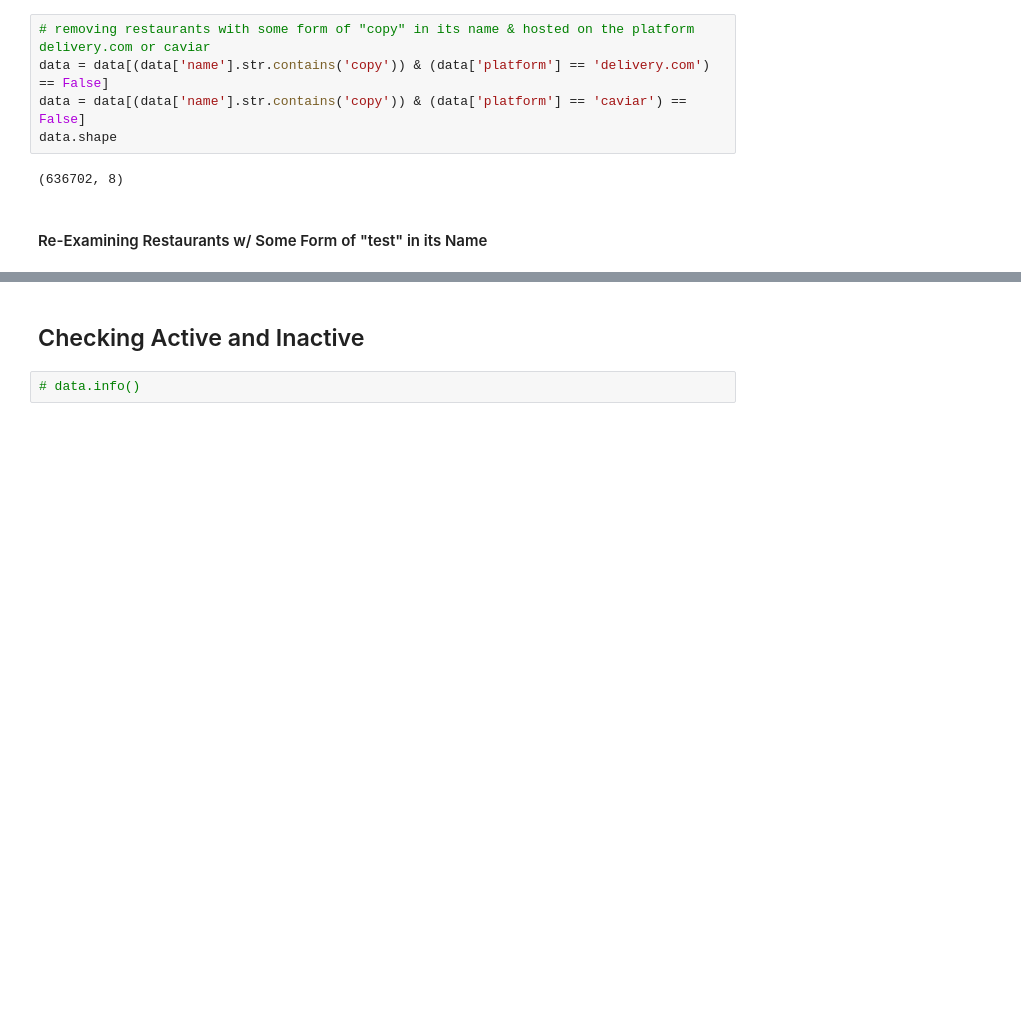
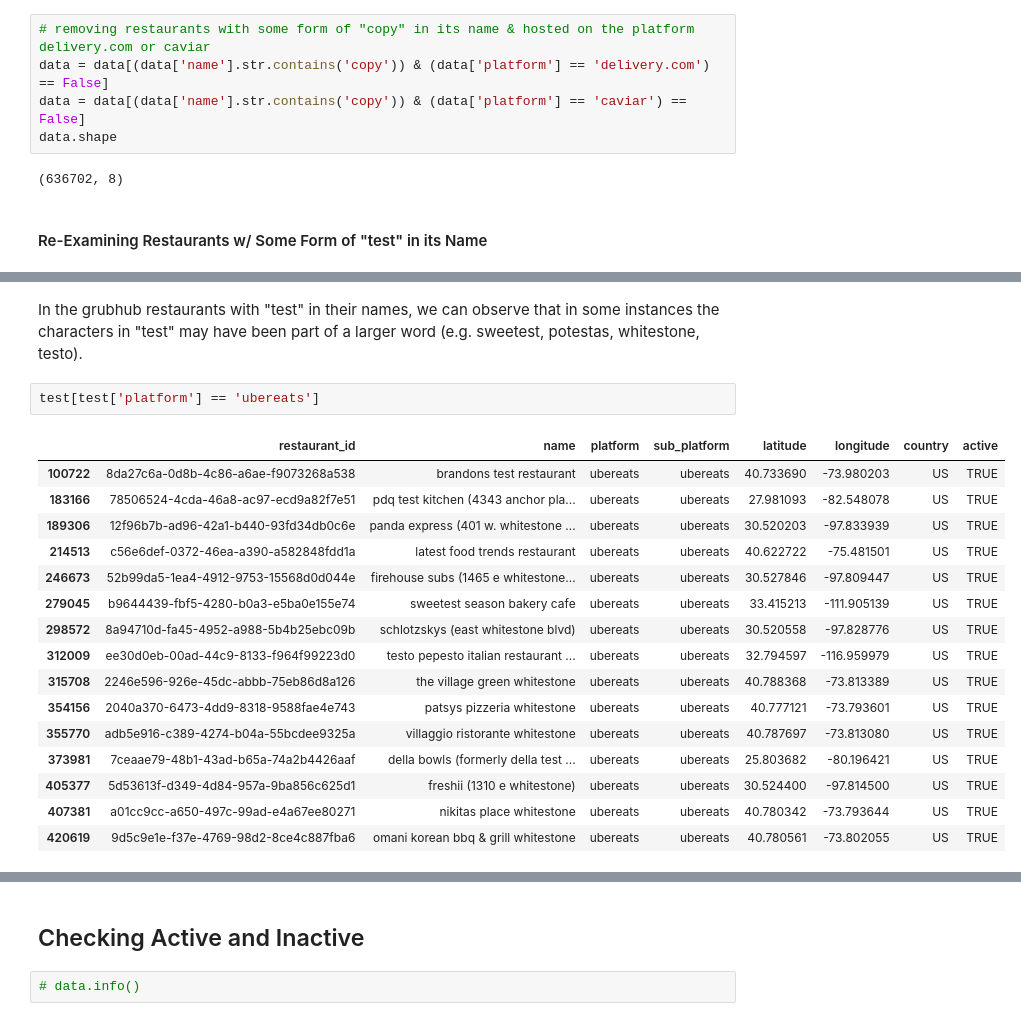
Before and after one commit to Junxchung/Estimating-the-Size-of-the-Online-Food-Ordering-Market, a Jupyter notebook: Otter Case Study Challenge.ipynb, the cells around one changed output, grey strips where cells are left out. Drawn from its saved outputs; the diff is of its cells as text; blank space fills up the shorter version.

```diff
--- a/Otter Case Study Challenge.ipynb
+++ b/Otter Case Study Challenge.ipynb
@@ -955,0 +997,21 @@ data[data['name'].str.contains('test')]
+# %% [markdown]
+In the grubhub restaurants with "test" in their names, we can observe that in some instances the characters in "test" may have been part of a larger word (e.g. sweetest, potestas, whitestone, testo).
+# %%
+test[test['platform'] == 'ubereats']
+# %% [output]
+|  | restaurant_id | name | platform | sub_platform | latitude | longitude | country | active |
+| 100722 | 8da27c6a-0d8b-4c86-a6ae-f9073268a538 | brandons test restaurant | ubereats | ubereats | 40.733690 | -73.980203 | US | TRUE |
+| 183166 | 78506524-4cda-46a8-ac97-ecd9a82f7e51 | pdq test kitchen (4343 anchor pla... | ubereats | ubereats | 27.981093 | -82.548078 | US | TRUE |
+| 189306 | 12f96b7b-ad96-42a1-b440-93fd34db0c6e | panda express (401 w. whitestone ... | ubereats | ubereats | 30.520203 | -97.833939 | US | TRUE |
+| 214513 | c56e6def-0372-46ea-a390-a582848fdd1a | latest food trends restaurant | ubereats | ubereats | 40.622722 | -75.481501 | US | TRUE |
+| 246673 | 52b99da5-1ea4-4912-9753-15568d0d044e | firehouse subs (1465 e whitestone... | ubereats | ubereats | 30.527846 | -97.809447 | US | TRUE |
+| 279045 | b9644439-fbf5-4280-b0a3-e5ba0e155e74 | sweetest season bakery cafe | ubereats | ubereats | 33.415213 | -111.905139 | US | TRUE |
+| 298572 | 8a94710d-fa45-4952-a988-5b4b25ebc09b | schlotzskys (east whitestone blvd) | ubereats | ubereats | 30.520558 | -97.828776 | US | TRUE |
+| 312009 | ee30d0eb-00ad-44c9-8133-f964f99223d0 | testo pepesto italian restaurant ... | ubereats | ubereats | 32.794597 | -116.959979 | US | TRUE |
+| 315708 | 2246e596-926e-45dc-abbb-75eb86d8a126 | the village green whitestone | ubereats | ubereats | 40.788368 | -73.813389 | US | TRUE |
+| 354156 | 2040a370-6473-4dd9-8318-9588fae4e743 | patsys pizzeria whitestone | ubereats | ubereats | 40.777121 | -73.793601 | US | TRUE |
+| 355770 | adb5e916-c389-4274-b04a-55bcdee9325a | villaggio ristorante whitestone | ubereats | ubereats | 40.787697 | -73.813080 | US | TRUE |
+| 373981 | 7ceaae79-48b1-43ad-b65a-74a2b4426aaf | della bowls (formerly della test ... | ubereats | ubereats | 25.803682 | -80.196421 | US | TRUE |
+| 405377 | 5d53613f-d349-4d84-957a-9ba856c625d1 | freshii (1310 e whitestone) | ubereats | ubereats | 30.524400 | -97.814500 | US | TRUE |
+| 407381 | a01cc9cc-a650-497c-99ad-e4a67ee80271 | nikitas place whitestone | ubereats | ubereats | 40.780342 | -73.793644 | US | TRUE |
+| 420619 | 9d5c9e1e-f37e-4769-98d2-8ce4c887fba6 | omani korean bbq & grill whitestone | ubereats | ubereats | 40.780561 | -73.802055 | US | TRUE |
```
Also changed, not shown: parts of 33 cells of this notebook.
